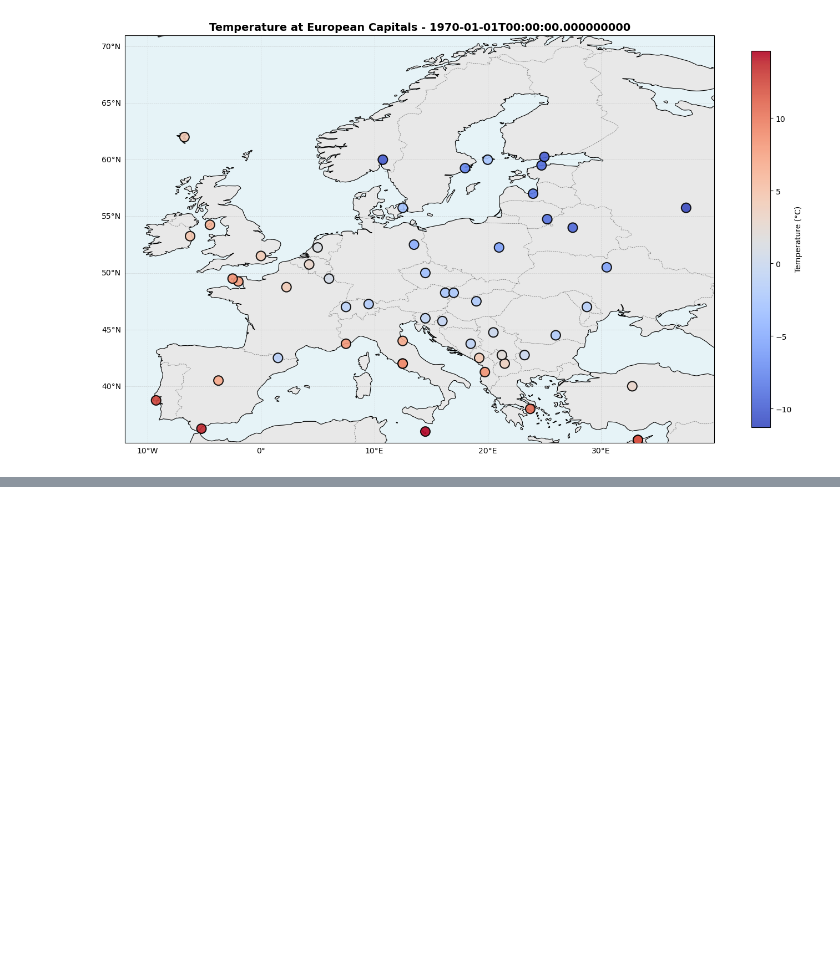
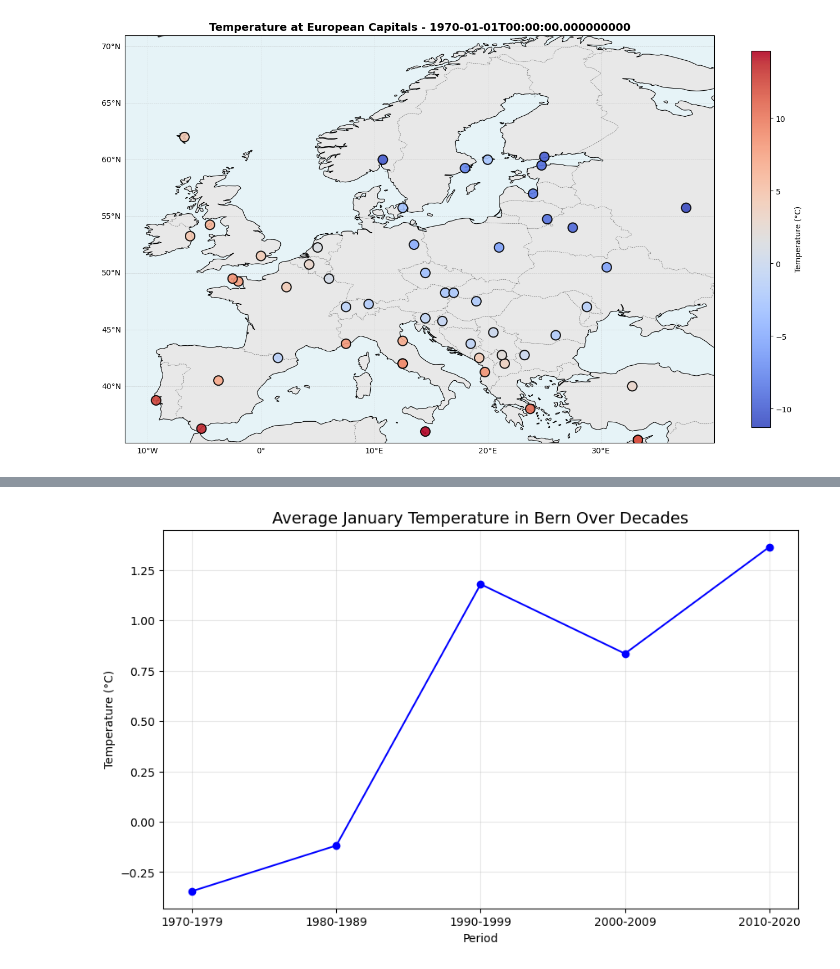
Before and after one commit to evarayHEIG/mlbd_projet, a Jupyter notebook: extract_climate_features.ipynb, the cells around one changed output, grey strips where cells are left out. Cells and saved outputs as stored; diff of their text form; code cells hidden in the pictures; blank space fills up the shorter version.

Commit message:
Created csv for climate data 1970-2020, did some exploratory analysis

```diff
--- a/extract_climate_features.ipynb
+++ b/extract_climate_features.ipynb
@@ -233,0 +394,11 @@ For each feature, for each capital (lat,lon), do the mean on 10 years for each m
+# %%
+# Load the datasets back from CSV files
+
+period_names = ['1970-1979', '1980-1989', '1990-1999', '2000-2009', '2010-2020']
+loaded_datasets = {}
+
+for period_name in period_names:
+    loaded_datasets[period_name] = pd.read_csv(f"datasets/climate_features_{period_name}.csv")
+    print(f"Loaded climate_features_{period_name}.csv with shape {loaded_datasets[period_name].shape}")
+    # print the size in ko of the loaded dataset
+    print(f"Size in ko: {loaded_datasets[period_name].memory_usage(deep=True).sum() / 1024}")
@@ -233,0 +420,34 @@ For each feature, for each capital (lat,lon), do the mean on 10 years for each m
+# %%
+# Useful definitions
+bern_lat = bern.latitude.values[0]
+bern_lon = bern.longitude.values[0]
+
+month_names = ['jan', 'feb', 'mar', 'apr', 'may', 'jun', 'jul', 'aug', 'sep', 'oct', 'nov', 'dec']
+# %%
+# Display the evolution of the temperature (t2m) in january for Bern over the decades
+
+t2m_january = []
+period_labels = []
+
+for period_name in period_names:
+    df = loaded_datasets[period_name]
+    # Find the row corresponding to Bern
+    bern_row = df[(df['latitude'] == bern_lat) & (df['longitude'] == bern_lon)]
+    if not bern_row.empty:
+        t2m_jan_value = bern_row['t2m_jan'].values[0]
+        # Convert from Kelvin to Celsius
+        t2m_january.append(t2m_jan_value - 273.15)
+        period_labels.append(period_name)
+    else:
+        t2m_january.append(np.nan)
+        period_labels.append(period_name)
+
+plt.figure(figsize=(10, 6))
+plt.plot(period_labels, t2m_january, marker='o', linestyle='-', color='b', label='January')
+plt.title('Average January Temperature in Bern Over Decades', fontsize=14)
+plt.xlabel('Period')
+plt.ylabel('Temperature (°C)')
+plt.grid(True, alpha=0.3)
+plt.show()
+# %% [output]
+[figure, added]
```
Also changed, not shown: parts of 17 cells of this notebook, 6 other files.
